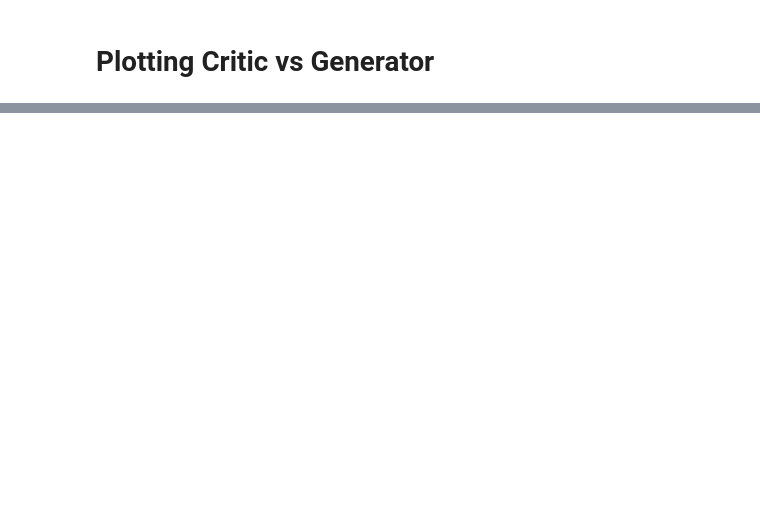
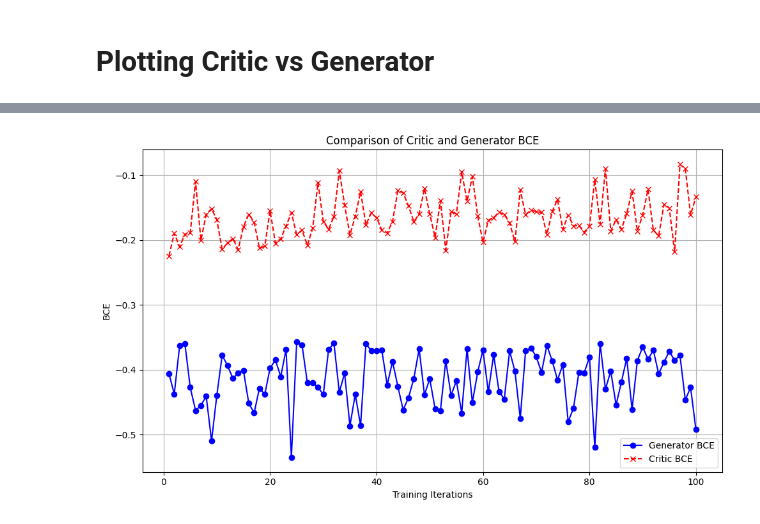
Before and after one commit to seungmindavid/Representational-Learning, a Jupyter notebook: GAN/WGAN.ipynb, the cells around one changed output, grey strips where cells are left out. Saved outputs shown, nothing was run; the diff lists cells and outputs as text; code cells hidden in the pictures; blank space fills up the shorter version.

```diff
--- a/GAN/WGAN.ipynb
+++ b/GAN/WGAN.ipynb
@@ -272,0 +432,23 @@ for i in range(20):
+# %%
+import matplotlib.pyplot as plt
+
+# Define the x-axis (training iteration or epoch numbers)
+iterations = range(1, len(Gen_Loss) + 1)
+
+# Plot the loss curves for both models
+plt.figure(figsize=(10, 6))
+plt.plot(iterations, Gen_Loss, label='Generator BCE', marker='o', linestyle='-', color='b')
+plt.plot(iterations, Cri_Loss, label='Critic BCE', marker='x', linestyle='--', color='r')
+
+# Add labels and a legend
+plt.xlabel('Training Iterations')
+plt.ylabel('BCE')
+plt.title('Comparison of Critic and Generator BCE')
+plt.legend()
+
+# Display the plot
+plt.grid(True)
+plt.tight_layout()
+plt.show()
+# %% [output]
+[figure, added]
```
Also changed, not shown: parts of 18 cells of this notebook.
